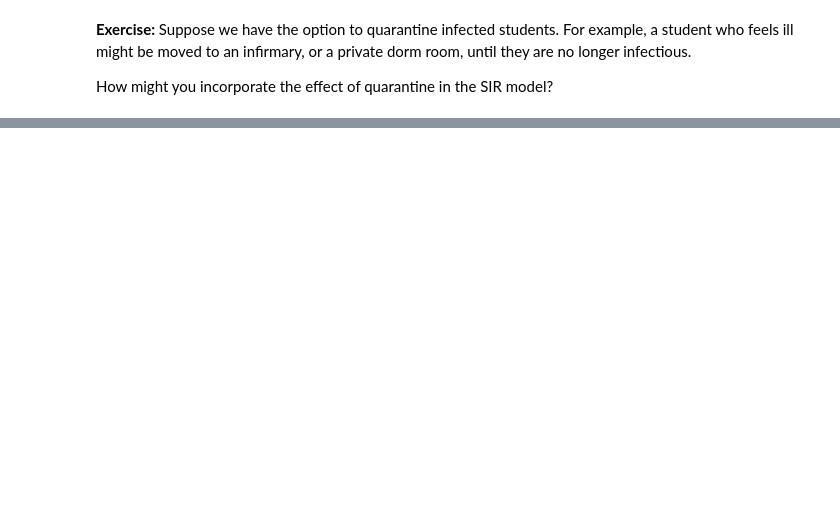
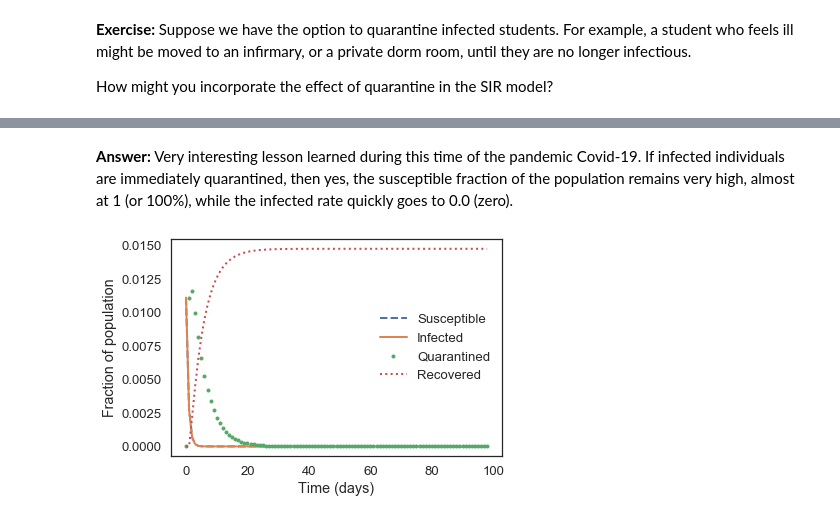
Before and after one commit to ptanofsky/ModSimPy, a Jupyter notebook: notebooks/chap12.ipynb, the cells around one changed output, grey strips where cells are left out. Cells and saved outputs as stored; diff of their text form; code cells hidden in the pictures; blank space fills up the shorter version.

```diff
--- a/notebooks/chap12.ipynb
+++ b/notebooks/chap12.ipynb
@@ -723,0 +721,6 @@ Saving figure to file figs/chap11-fig111.pdf
+# %% [markdown]
+**Answer:** Very interesting lesson learned during this time of the pandemic Covid-19. If infected individuals are immediately quarantined, then yes, the susceptible fraction of the population remains very high, almost at 1 (or 100%), while the infected rate quickly goes to 0.0 (zero).
+# %%
+plot_results(results_ex.I, results_ex.I, results_ex.Q, results_ex.R)
+# %% [output]
+[figure, added]
```
Also changed, not shown: parts of 12 cells of this notebook, 5 other files.
